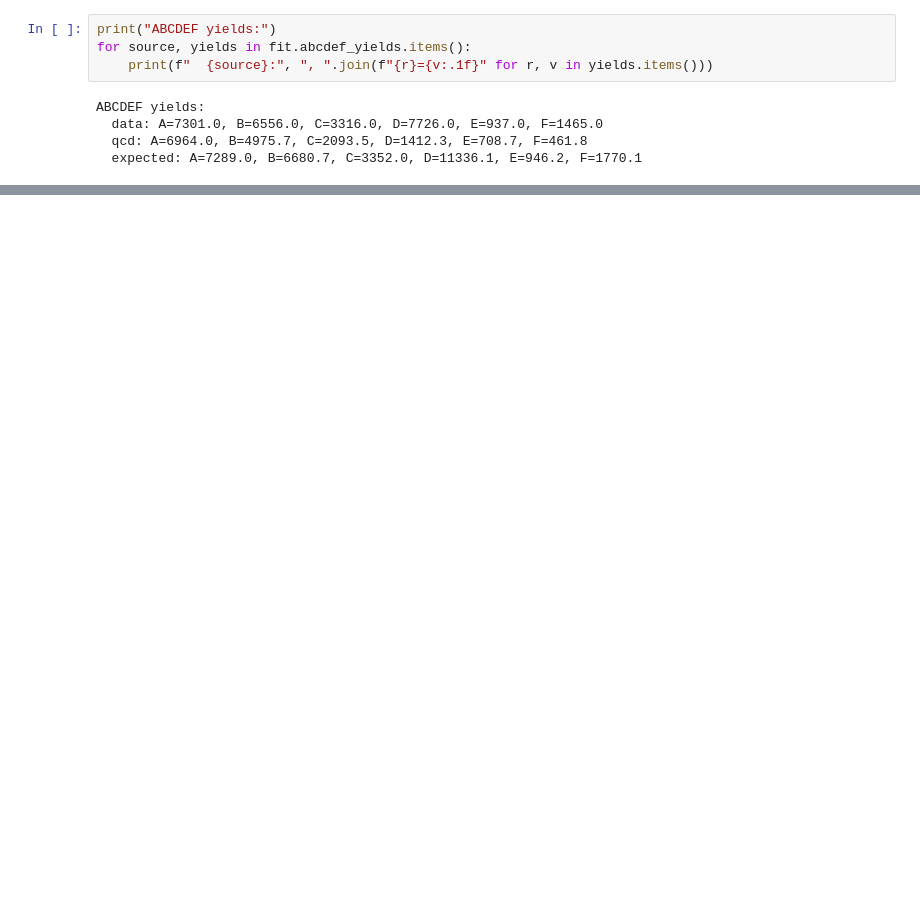
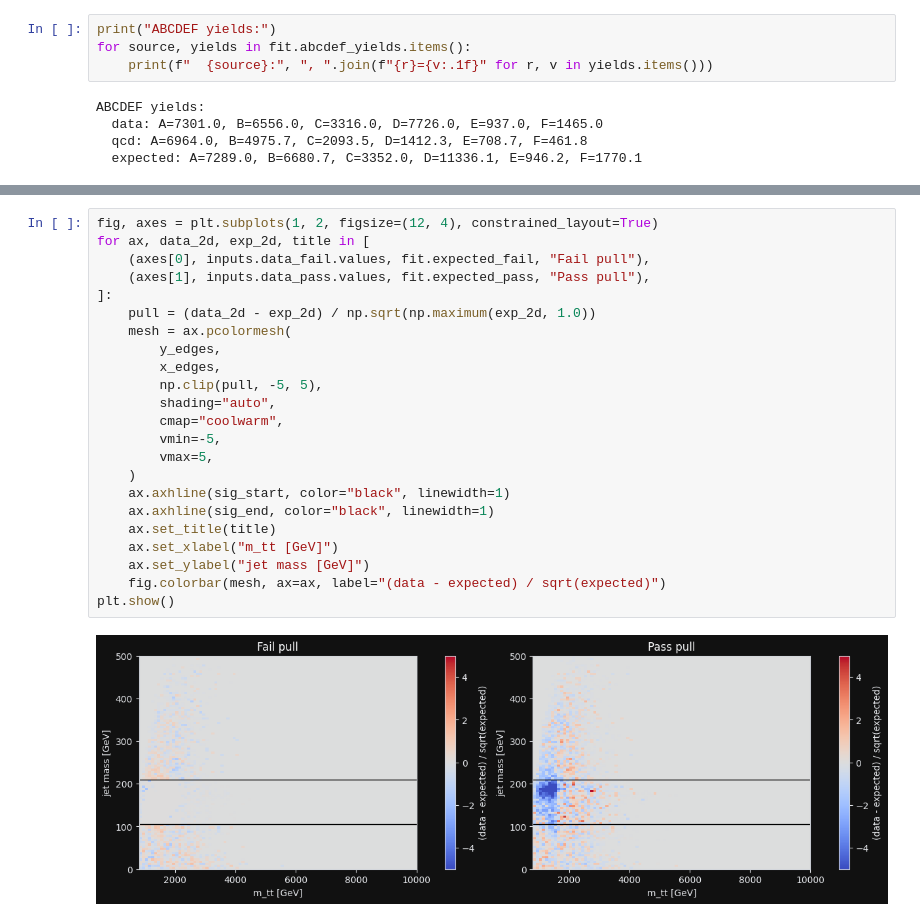
Before and after one commit to hayfasfar/TTbarHadronicSkimmer, a Jupyter notebook: notebooks/twodalphabet_py_demo.ipynb, the cells around one changed output, grey strips where cells are left out. Drawn from its saved outputs; the diff is of its cells as text; blank space fills up the shorter version.

```diff
--- a/notebooks/twodalphabet_py_demo.ipynb
+++ b/notebooks/twodalphabet_py_demo.ipynb
@@ -146,0 +358,25 @@ plt.show()
+# %%
+fig, axes = plt.subplots(1, 2, figsize=(12, 4), constrained_layout=True)
+for ax, data_2d, exp_2d, title in [
+    (axes[0], inputs.data_fail.values, fit.expected_fail, "Fail pull"),
+    (axes[1], inputs.data_pass.values, fit.expected_pass, "Pass pull"),
+]:
+    pull = (data_2d - exp_2d) / np.sqrt(np.maximum(exp_2d, 1.0))
+    mesh = ax.pcolormesh(
+        y_edges,
+        x_edges,
+        np.clip(pull, -5, 5),
+        shading="auto",
+        cmap="coolwarm",
+        vmin=-5,
+        vmax=5,
+    )
+    ax.axhline(sig_start, color="black", linewidth=1)
+    ax.axhline(sig_end, color="black", linewidth=1)
+    ax.set_title(title)
+    ax.set_xlabel("m_tt [GeV]")
+    ax.set_ylabel("jet mass [GeV]")
+    fig.colorbar(mesh, ax=ax, label="(data - expected) / sqrt(expected)")
+plt.show()
+# %% [output]
+[figure, added]
```
Also changed, not shown: parts of 9 cells of this notebook, 8 other files.
